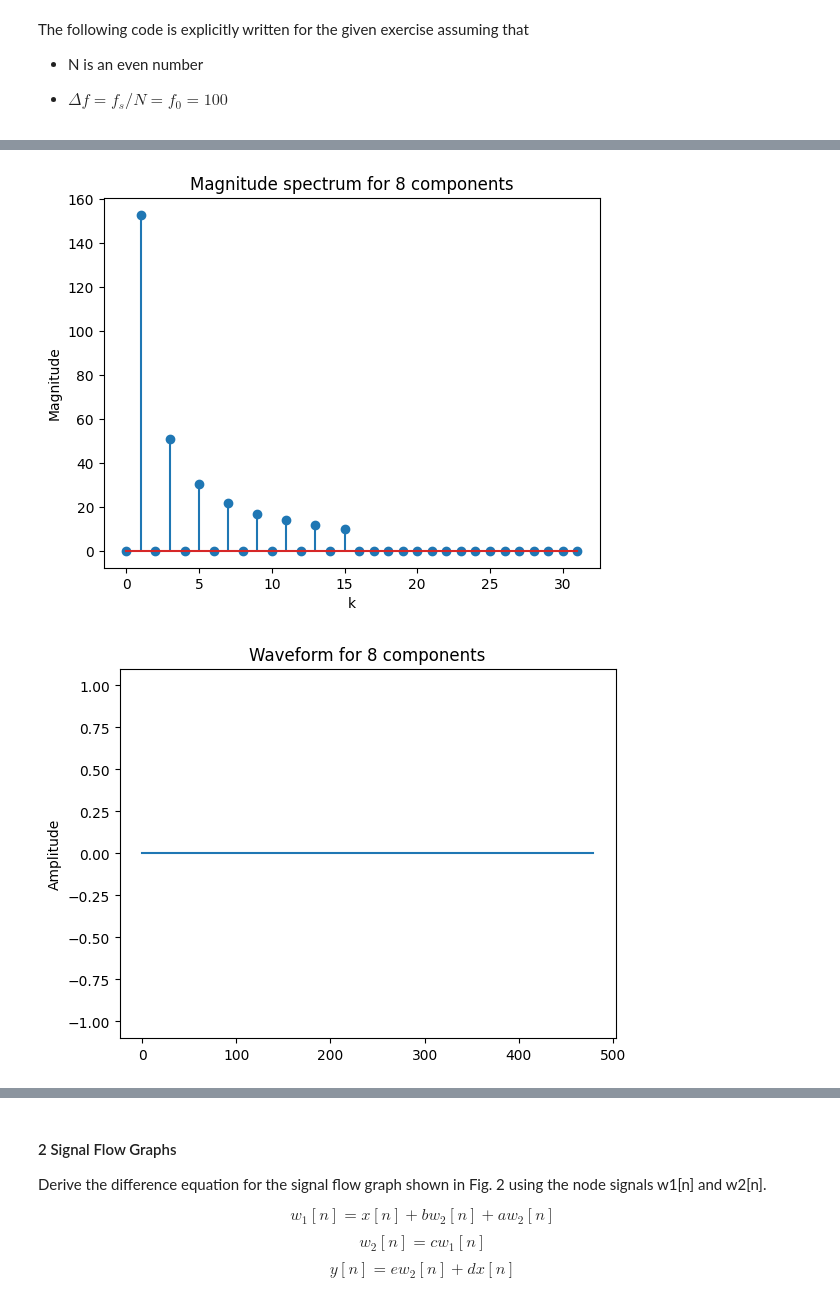
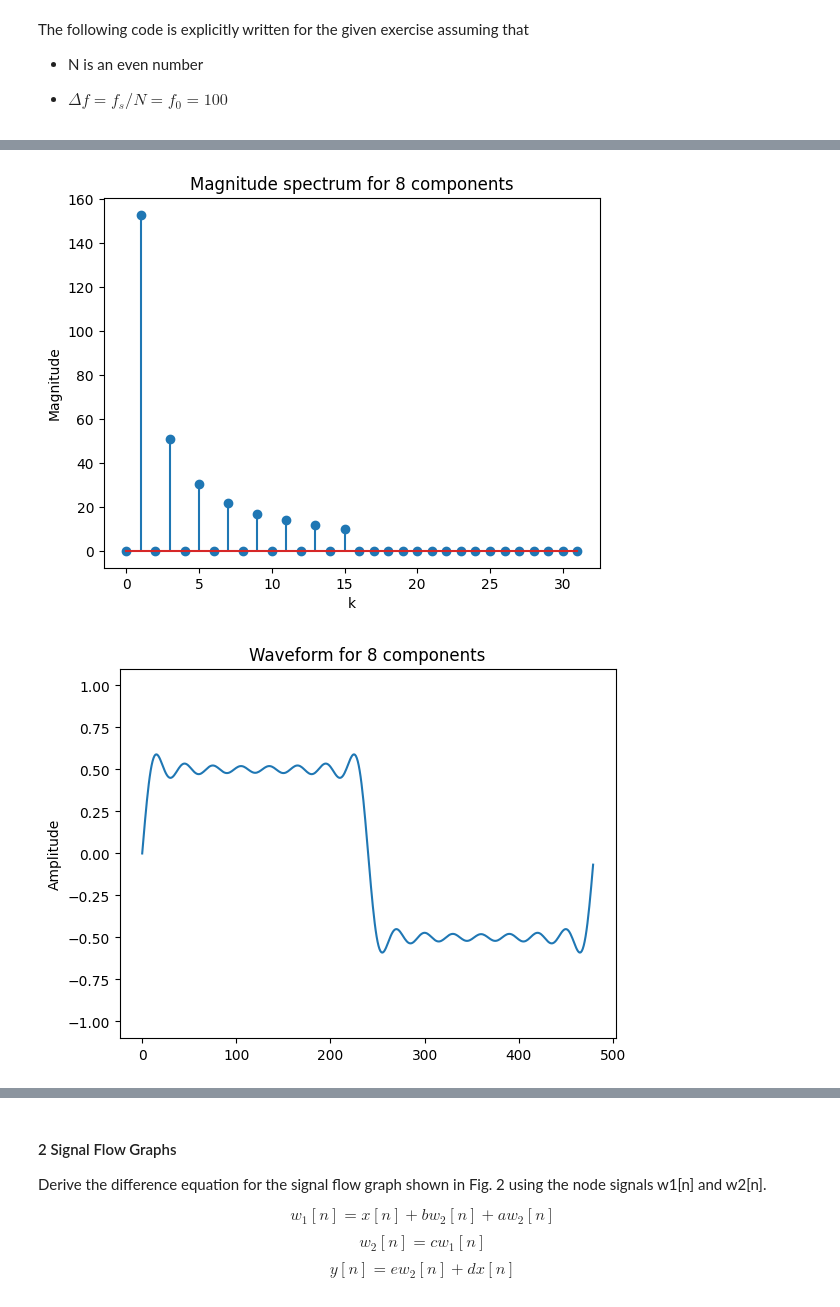
Before and after one commit to audiotechnologie-mattis/signalverarbeitung, a Jupyter notebook: homework_3/homework_3.ipynb, the cells around one changed output, grey strips where cells are left out. Saved outputs shown, nothing was run; the diff lists cells and outputs as text; code cells hidden in the pictures.

Commit message:
Fix spectrum mirroring for task 1 square waves

```diff
--- a/homework_3/homework_3.ipynb
+++ b/homework_3/homework_3.ipynb
@@ -76,6 +80,11 @@ component_amounts = [1, 2, 8, 100]
 tile_amount = fs // N
 
 
+def create_two_sided_spectrum(X_single_sided):
+    X_single_sided_mirrored = np.conjugate(np.flip(X_single_sided[1:-1]))
+    return np.append(X_single_sided, X_single_sided_mirrored)
+
+
 for component_amount in component_amounts:
     X_single_sided = np.zeros(N_single_sided, dtype=complex)
 
@@ -84,7 +93,7 @@ for component_amount in component_amounts:
     for k in k_to_fill:
         X_single_sided[k] = N / np.pi * np.exp(-1j * np.pi / 2) / k
 
-    X = np.append(X_single_sided, np.flip(X_single_sided[1:-1]))
+    X = create_two_sided_spectrum(X_single_sided)
     x = np.real(np.fft.ifft(X))
 
     title_suffix = f'for {component_amount} component{"s" if component_amount > 1 else ""}'
@@ -103,3 +112,3 @@ for component_amount in component_amounts:
 [figure]
-[figure, old version]
+[figure, new version]
 [figure]
```
Also changed, not shown: parts of 2 cells of this notebook.
